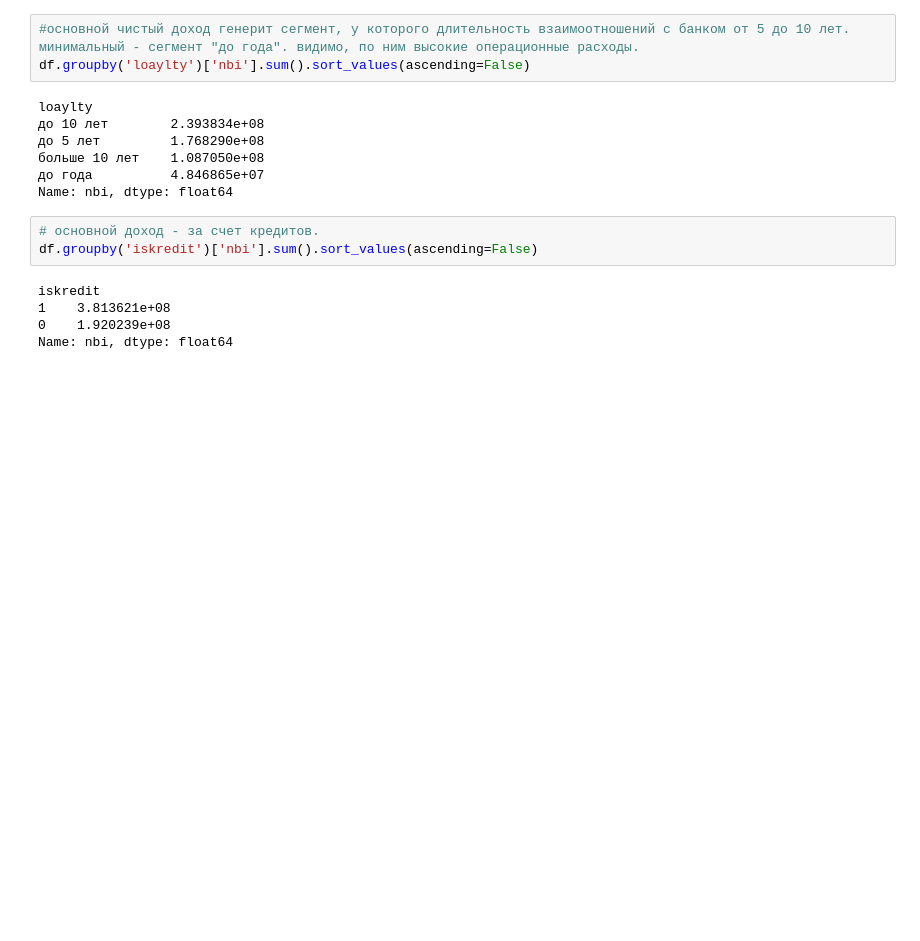
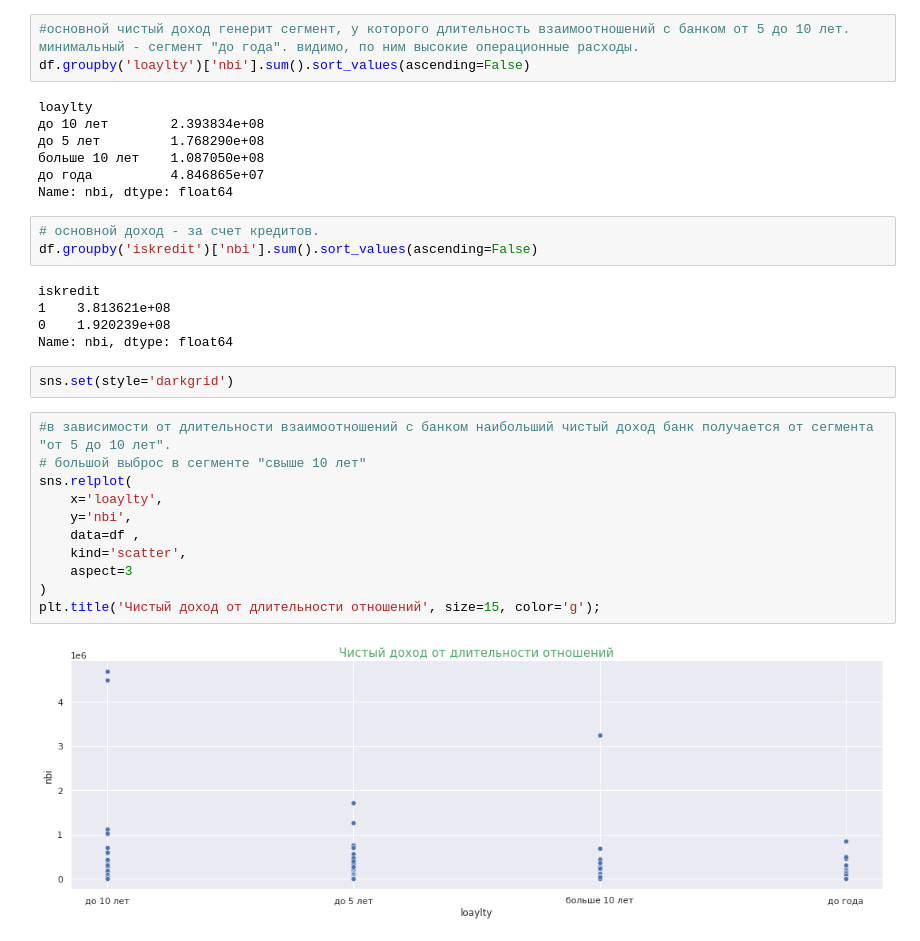
Before and after one commit to EvgenyBelov78/DA1, a Jupyter notebook: Lesson4/hometask/Cluster.ipynb, the cells around one changed output. Saved outputs shown, nothing was run; the diff lists cells and outputs as text; blank space fills up the shorter version.

```diff
--- a/Lesson4/hometask/Cluster.ipynb
+++ b/Lesson4/hometask/Cluster.ipynb
@@ -300,3 +300,18 @@ iskredit
 1    3.813621e+08
 0    1.920239e+08
 Name: nbi, dtype: float64
+# %%
+sns.set(style='darkgrid')
+# %%
+#в зависимости от длительности взаимоотношений с банком наибольший чистый доход банк получается от сегмента "от 5 до 10 лет".
+# большой выброс в сегменте "свыше 10 лет"
+sns.relplot(
+    x='loaylty',
+    y='nbi',
+    data=df ,
+    kind='scatter',
+    aspect=3
+)
+plt.title('Чистый доход от длительности отношений', size=15, color='g');
+# %% [output]
+[figure, added]
```
Also changed, not shown: parts of 9 cells of this notebook.
